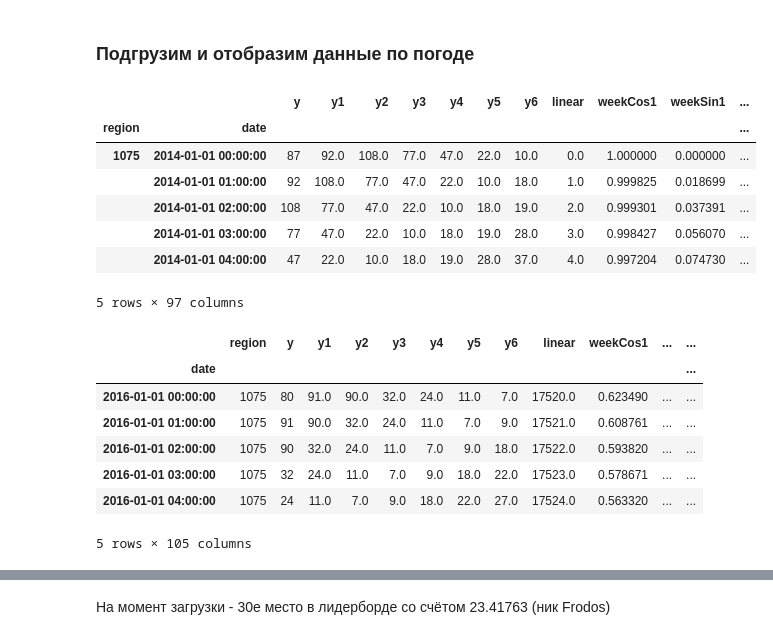
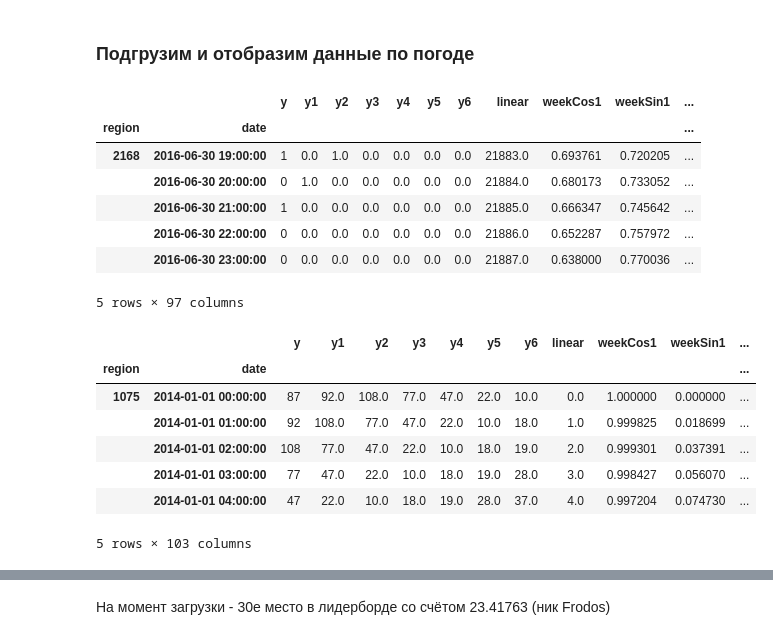
Before and after one commit to PhySci/projectNYtaxi, a Jupyter notebook: week6/week-6.ipynb, the cells around one changed output, grey strips where cells are left out. Saved outputs shown, nothing was run; the diff lists cells and outputs as text; code cells hidden in the pictures.

Commit message:
week6: add sarimax

```diff
--- a/week6/week-6.ipynb
+++ b/week6/week-6.ipynb
@@ -349,11 +337,11 @@ final = pd.read_pickle('finalDf.pcl')
 # %%
-final.head()
+final.tail()
 # %% [output]
 |  |  | y | y1 | y2 | y3 | y4 | y5 | y6 | linear | weekCos1 | weekSin1 | ... |
 | region | date |  |  |  |  |  |  |  |  |  |  | ... |
-| 1075 | 2014-01-01 00:00:00 | 87 | 92.0 | 108.0 | 77.0 | 47.0 | 22.0 | 10.0 | 0.0 | 1.000000 | 0.000000 | ... |
-|  | 2014-01-01 01:00:00 | 92 | 108.0 | 77.0 | 47.0 | 22.0 | 10.0 | 18.0 | 1.0 | 0.999825 | 0.018699 | ... |
-|  | 2014-01-01 02:00:00 | 108 | 77.0 | 47.0 | 22.0 | 10.0 | 18.0 | 19.0 | 2.0 | 0.999301 | 0.037391 | ... |
-|  | 2014-01-01 03:00:00 | 77 | 47.0 | 22.0 | 10.0 | 18.0 | 19.0 | 28.0 | 3.0 | 0.998427 | 0.056070 | ... |
-|  | 2014-01-01 04:00:00 | 47 | 22.0 | 10.0 | 18.0 | 19.0 | 28.0 | 37.0 | 4.0 | 0.997204 | 0.074730 | ... |
+| 2168 | 2016-06-30 19:00:00 | 1 | 0.0 | 1.0 | 0.0 | 0.0 | 0.0 | 0.0 | 21883.0 | 0.693761 | 0.720205 | ... |
+|  | 2016-06-30 20:00:00 | 0 | 1.0 | 0.0 | 0.0 | 0.0 | 0.0 | 0.0 | 21884.0 | 0.680173 | 0.733052 | ... |
+|  | 2016-06-30 21:00:00 | 1 | 0.0 | 0.0 | 0.0 | 0.0 | 0.0 | 0.0 | 21885.0 | 0.666347 | 0.745642 | ... |
+|  | 2016-06-30 22:00:00 | 0 | 0.0 | 0.0 | 0.0 | 0.0 | 0.0 | 0.0 | 21886.0 | 0.652287 | 0.757972 | ... |
+|  | 2016-06-30 23:00:00 | 0 | 0.0 | 0.0 | 0.0 | 0.0 | 0.0 | 0.0 | 21887.0 | 0.638000 | 0.770036 | ... |
 5 rows × 97 columns
@@ -374,14 +361,12 @@ t = linReg.predict(setDf.loc[startTrain:endTest,:].reset_index().drop(dropList,a
 # %%
-ts = pd.Series(t,index=setDf.loc[startTrain:endTest,:].index)
-setDf = setDf.merge(ts.shift(1).fillna(0).to_frame(name='regressor'),left_index=True,right_index=True)
-setDf = setDf.assign(y1_sarimax = 0).assign(y2_sarimax = 0).assign(y3_sarimax = 0).assign(y4_sarimax = 0).assign(y5_sarimax = 0).assign(y6_sarimax = 0)
-setDf.head()
+final = final.assign(y1_sarimax = 0).assign(y2_sarimax = 0).assign(y3_sarimax = 0).assign(y4_sarimax = 0).assign(y5_sarimax = 0).assign(y6_sarimax = 0)
+final.head()
 # %% [output]
-|  | region | y | y1 | y2 | y3 | y4 | y5 | y6 | linear | weekCos1 | ... | ... |
-| date |  |  |  |  |  |  |  |  |  |  |  | ... |
-| 2016-01-01 00:00:00 | 1075 | 80 | 91.0 | 90.0 | 32.0 | 24.0 | 11.0 | 7.0 | 17520.0 | 0.623490 | ... | ... |
-| 2016-01-01 01:00:00 | 1075 | 91 | 90.0 | 32.0 | 24.0 | 11.0 | 7.0 | 9.0 | 17521.0 | 0.608761 | ... | ... |
-| 2016-01-01 02:00:00 | 1075 | 90 | 32.0 | 24.0 | 11.0 | 7.0 | 9.0 | 18.0 | 17522.0 | 0.593820 | ... | ... |
-| 2016-01-01 03:00:00 | 1075 | 32 | 24.0 | 11.0 | 7.0 | 9.0 | 18.0 | 22.0 | 17523.0 | 0.578671 | ... | ... |
-| 2016-01-01 04:00:00 | 1075 | 24 | 11.0 | 7.0 | 9.0 | 18.0 | 22.0 | 27.0 | 17524.0 | 0.563320 | ... | ... |
+|  |  | y | y1 | y2 | y3 | y4 | y5 | y6 | linear | weekCos1 | weekSin1 | ... |
+| region | date |  |  |  |  |  |  |  |  |  |  | ... |
+| 1075 | 2014-01-01 00:00:00 | 87 | 92.0 | 108.0 | 77.0 | 47.0 | 22.0 | 10.0 | 0.0 | 1.000000 | 0.000000 | ... |
+|  | 2014-01-01 01:00:00 | 92 | 108.0 | 77.0 | 47.0 | 22.0 | 10.0 | 18.0 | 1.0 | 0.999825 | 0.018699 | ... |
+|  | 2014-01-01 02:00:00 | 108 | 77.0 | 47.0 | 22.0 | 10.0 | 18.0 | 19.0 | 2.0 | 0.999301 | 0.037391 | ... |
+|  | 2014-01-01 03:00:00 | 77 | 47.0 | 22.0 | 10.0 | 18.0 | 19.0 | 28.0 | 3.0 | 0.998427 | 0.056070 | ... |
+|  | 2014-01-01 04:00:00 | 47 | 22.0 | 10.0 | 18.0 | 19.0 | 28.0 | 37.0 | 4.0 | 0.997204 | 0.074730 | ... |
-5 rows × 105 columns
+5 rows × 103 columns
```
Also changed, not shown: parts of 15 cells of this notebook.
